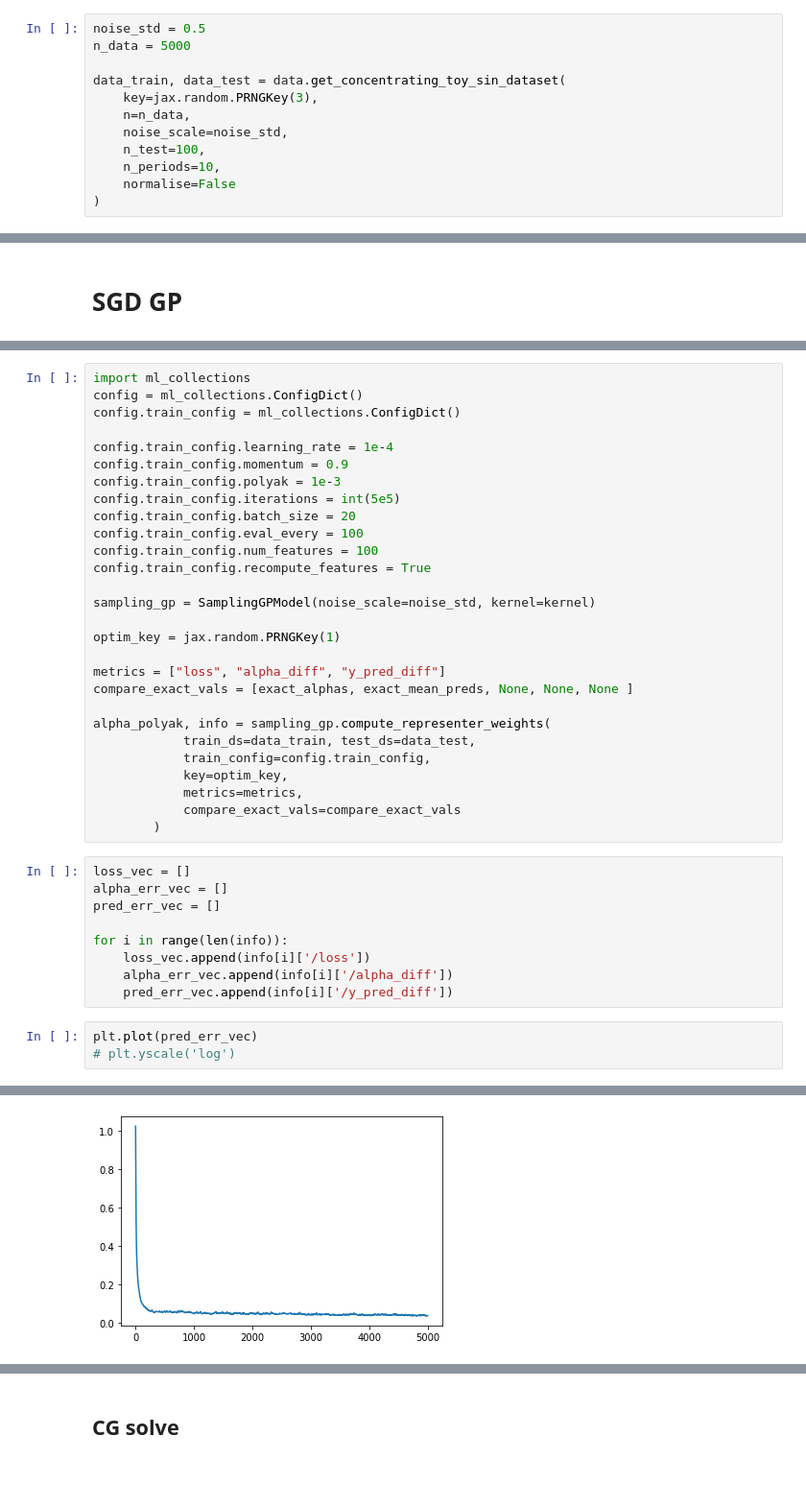
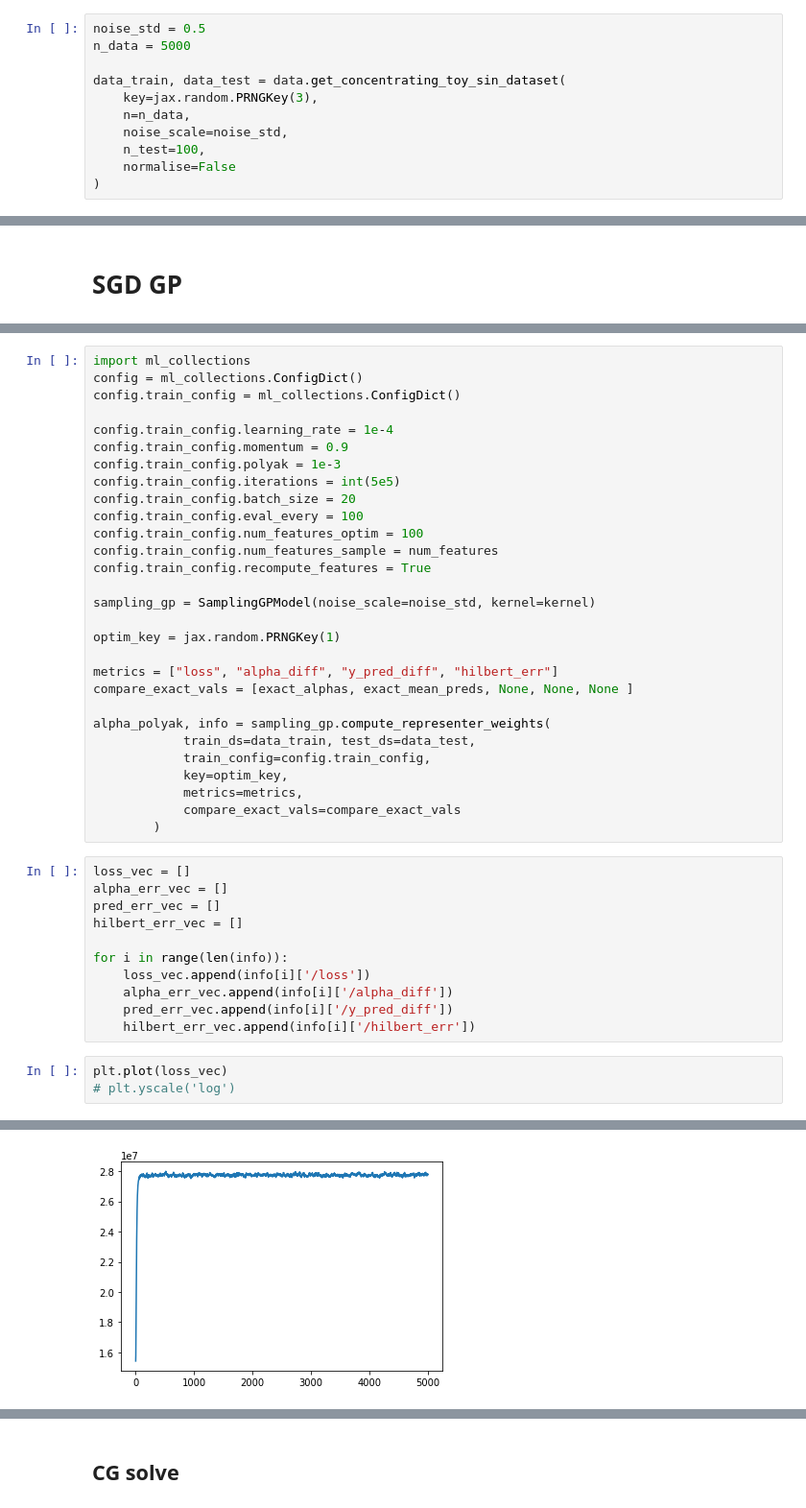
Before and after one commit to cambridge-mlg/sgd-gp, a Jupyter notebook: scalable_gps/notebooks/toy_demo.ipynb, the cells around one changed output, grey strips where cells are left out. Shown at 96% size. Drawn from its saved outputs; the diff is of its cells as text; blank space fills up the shorter version.

```diff
--- a/scalable_gps/notebooks/toy_demo.ipynb
+++ b/scalable_gps/notebooks/toy_demo.ipynb
@@ -26,7 +26,6 @@ data_train, data_test = data.get_concentrating_toy_sin_dataset(
     n=n_data,
     noise_scale=noise_std,
     n_test=100,
-    n_periods=10,
     normalise=False
 )
 # %%
@@ -108,14 +110,15 @@ config.train_config.polyak = 1e-3
 config.train_config.iterations = int(5e5)
 config.train_config.batch_size = 20
 config.train_config.eval_every = 100
-config.train_config.num_features = 100
+config.train_config.num_features_optim = 100
+config.train_config.num_features_sample = num_features
 config.train_config.recompute_features = True
 
 sampling_gp = SamplingGPModel(noise_scale=noise_std, kernel=kernel)
 
 optim_key = jax.random.PRNGKey(1)
 
-metrics = ["loss", "alpha_diff", "y_pred_diff"]
+metrics = ["loss", "alpha_diff", "y_pred_diff", "hilbert_err"]
 compare_exact_vals = [exact_alphas, exact_mean_preds, None, None, None ]
 
 alpha_polyak, info = sampling_gp.compute_representer_weights(
@@ -129,14 +132,16 @@ alpha_polyak, info = sampling_gp.compute_representer_weights(
 loss_vec = []
 alpha_err_vec = []
 pred_err_vec = []
+hilbert_err_vec = []
 
 for i in range(len(info)):
     loss_vec.append(info[i]['/loss'])
     alpha_err_vec.append(info[i]['/alpha_diff'])
     pred_err_vec.append(info[i]['/y_pred_diff'])
+    hilbert_err_vec.append(info[i]['/hilbert_err'])
 # %%
-plt.plot(pred_err_vec)
+plt.plot(loss_vec)
 # plt.yscale('log')
 # %% [output]
 [<matplotlib.lines.Line2D at 0x...>]
-[figure, old version]
+[figure, new version]
```
Also changed, not shown: parts of 18 cells of this notebook, 6 other files.
